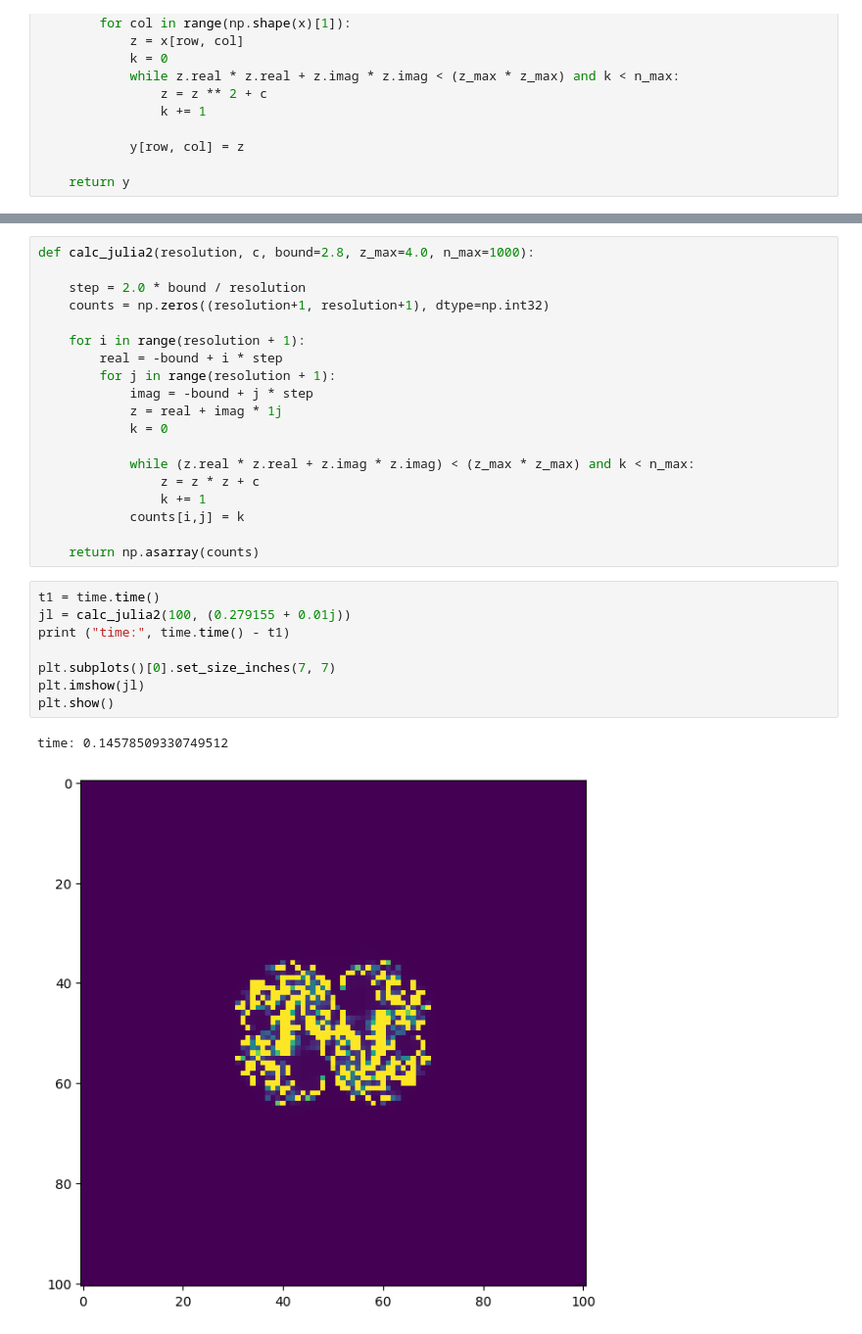
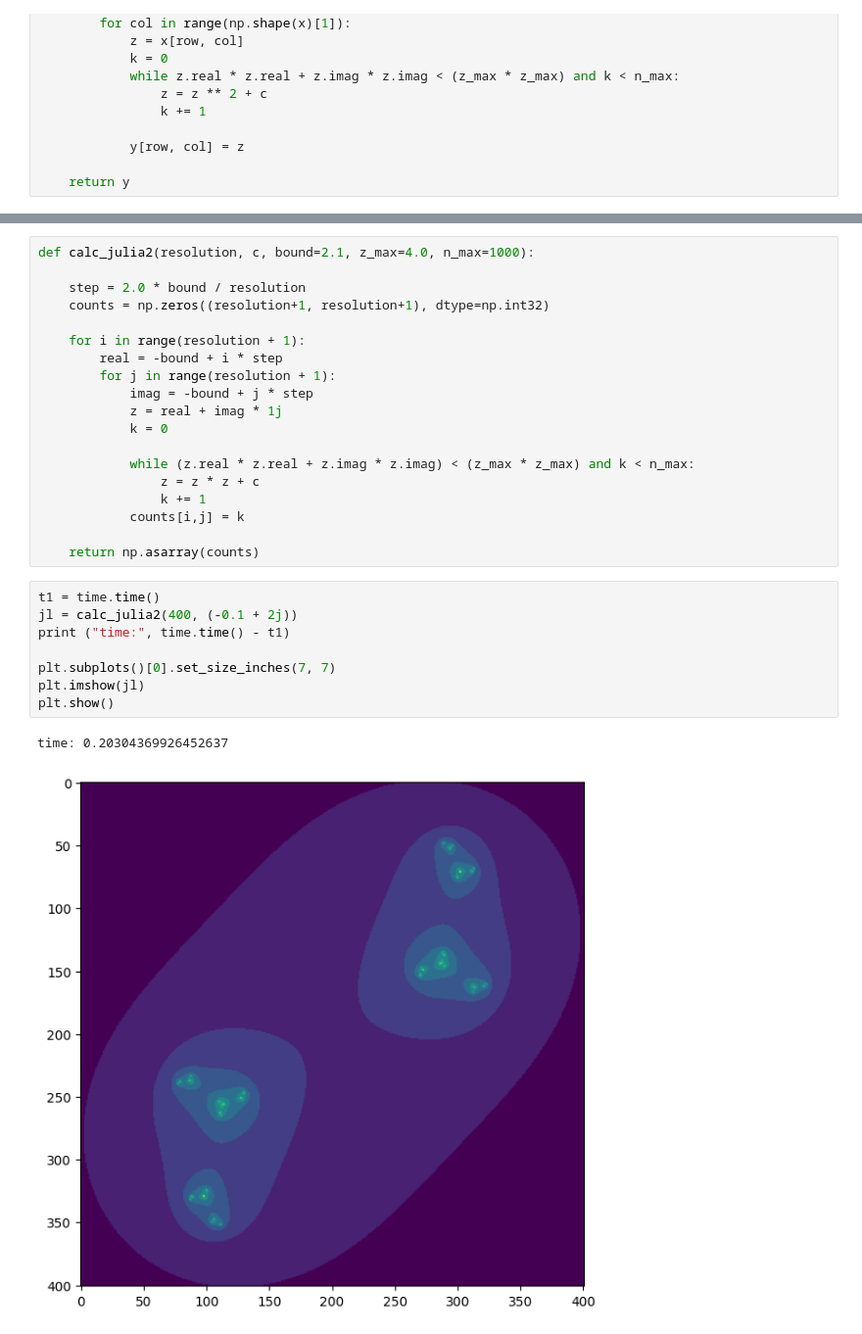
Before and after one commit to ksn38/cython_examples, a Jupyter notebook: Julia_set/Julia_imaginary.ipynb, the cells around one changed output, grey strips where cells are left out. Shown at 98% size. Drawn from its saved outputs; the diff is of its cells as text.

```diff
--- a/Julia_set/Julia_imaginary.ipynb
+++ b/Julia_set/Julia_imaginary.ipynb
@@ -37,6 +37,6 @@ time: 24.87894296646118
 [figure]
 # %%
-def calc_julia2(resolution, c, bound=2.8, z_max=4.0, n_max=1000):
+def calc_julia2(resolution, c, bound=2.1, z_max=4.0, n_max=1000):
 
     step = 2.0 * bound / resolution
     counts = np.zeros((resolution+1, resolution+1), dtype=np.int32)
@@ -56,12 +56,12 @@ def calc_julia2(resolution, c, bound=2.8, z_max=4.0, n_max=1000):
     return np.asarray(counts)
 # %%
 t1 = time.time()
-jl = calc_julia2(100, (0.279155 + 0.01j))
+jl = calc_julia2(400, (-0.1 + 2j))
 print ("time:", time.time() - t1)
 
 plt.subplots()[0].set_size_inches(7, 7)
 plt.imshow(jl)
 plt.show()
 # %% [output]
-time: 0.14578509330749512
+time: 0.20304369926452637
-[figure, old version]
+[figure, new version]
```
Also changed, not shown: parts of 6 cells of this notebook.
